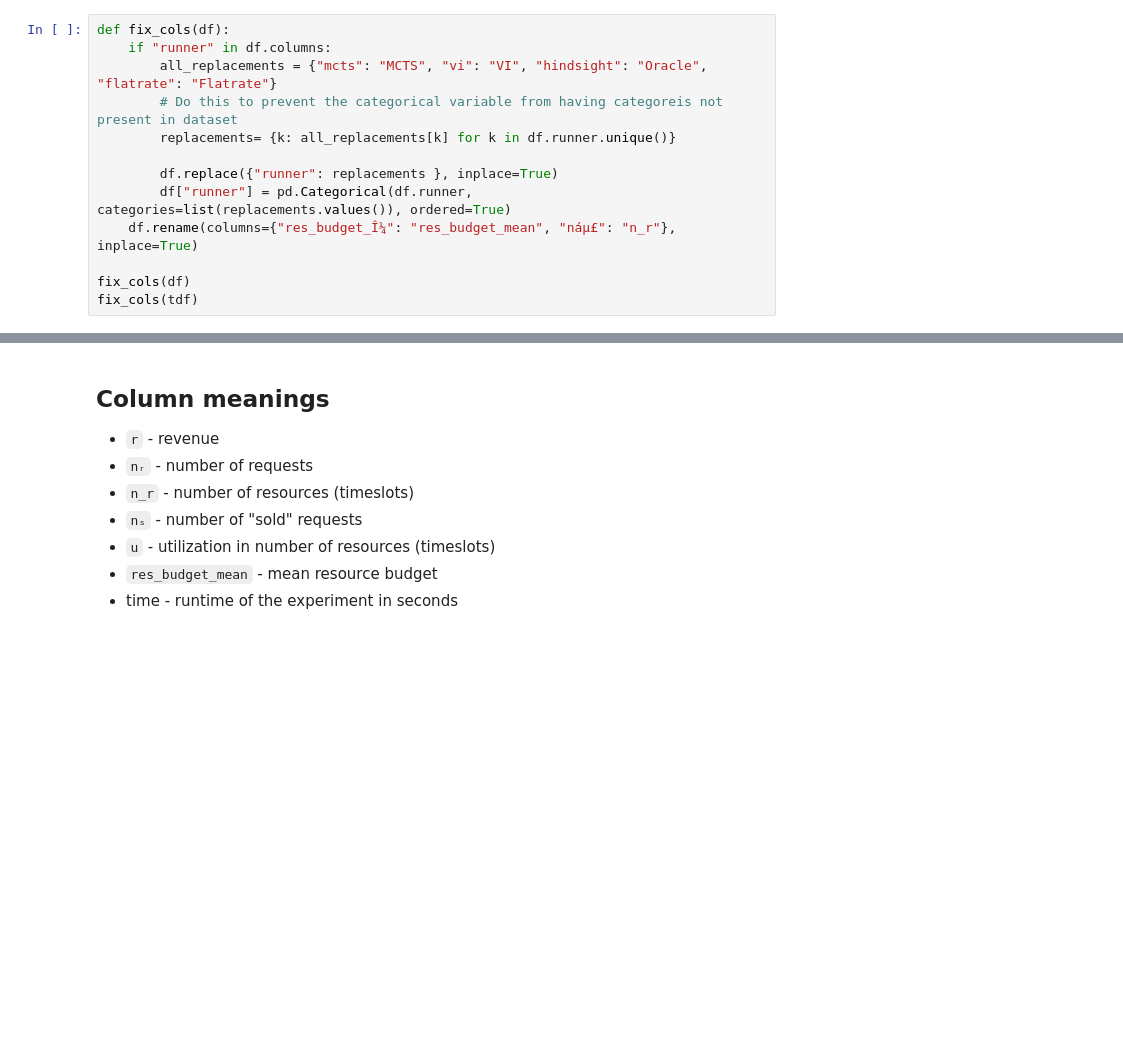
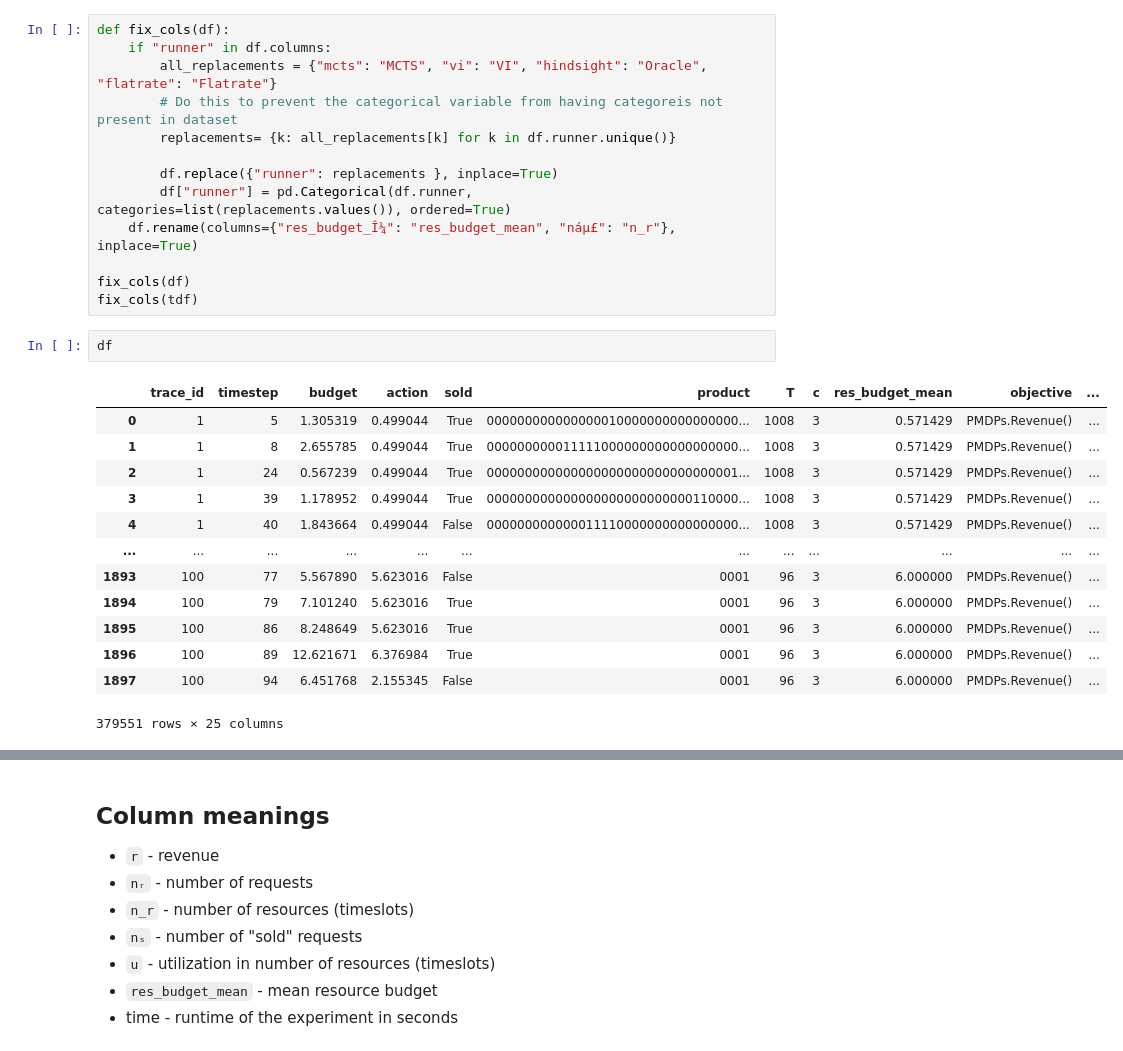
Before and after one commit to BoZenKhaa/PricingMDP.jl, a Jupyter notebook: notebooks/2024_pricing_paper/plots_from_simhistories_and_traces.ipynb, the cells around one changed output, grey strips where cells are left out. Saved outputs shown, nothing was run; the diff lists cells and outputs as text; blank space fills up the shorter version.

```diff
--- a/notebooks/2024_pricing_paper/plots_from_simhistories_and_traces.ipynb
+++ b/notebooks/2024_pricing_paper/plots_from_simhistories_and_traces.ipynb
@@ -74,3 +71,19 @@ def fix_cols(df):
 
 fix_cols(df)
 fix_cols(tdf)
+# %%
+df
+# %% [output]
+|  | trace_id | timestep | budget | action | sold | product | T | c | res_budget_mean | objective | ... |
+| 0 | 1 | 5 | 1.305319 | 0.499044 | True | 000000000000000010000000000000000... | 1008 | 3 | 0.571429 | PMDPs.Revenue() | ... |
+| 1 | 1 | 8 | 2.655785 | 0.499044 | True | 000000000011111000000000000000000... | 1008 | 3 | 0.571429 | PMDPs.Revenue() | ... |
+| 2 | 1 | 24 | 0.567239 | 0.499044 | True | 000000000000000000000000000000001... | 1008 | 3 | 0.571429 | PMDPs.Revenue() | ... |
+| 3 | 1 | 39 | 1.178952 | 0.499044 | True | 000000000000000000000000000110000... | 1008 | 3 | 0.571429 | PMDPs.Revenue() | ... |
+| 4 | 1 | 40 | 1.843664 | 0.499044 | False | 000000000000011110000000000000000... | 1008 | 3 | 0.571429 | PMDPs.Revenue() | ... |
+| ... | ... | ... | ... | ... | ... | ... | ... | ... | ... | ... | ... |
+| 1893 | 100 | 77 | 5.567890 | 5.623016 | False | 0001 | 96 | 3 | 6.000000 | PMDPs.Revenue() | ... |
+| 1894 | 100 | 79 | 7.101240 | 5.623016 | True | 0001 | 96 | 3 | 6.000000 | PMDPs.Revenue() | ... |
+| 1895 | 100 | 86 | 8.248649 | 5.623016 | True | 0001 | 96 | 3 | 6.000000 | PMDPs.Revenue() | ... |
+| 1896 | 100 | 89 | 12.621671 | 6.376984 | True | 0001 | 96 | 3 | 6.000000 | PMDPs.Revenue() | ... |
+| 1897 | 100 | 94 | 6.451768 | 2.155345 | False | 0001 | 96 | 3 | 6.000000 | PMDPs.Revenue() | ... |
+379551 rows × 25 columns
```
Also changed, not shown: parts of 2 cells of this notebook, 1 other file.
